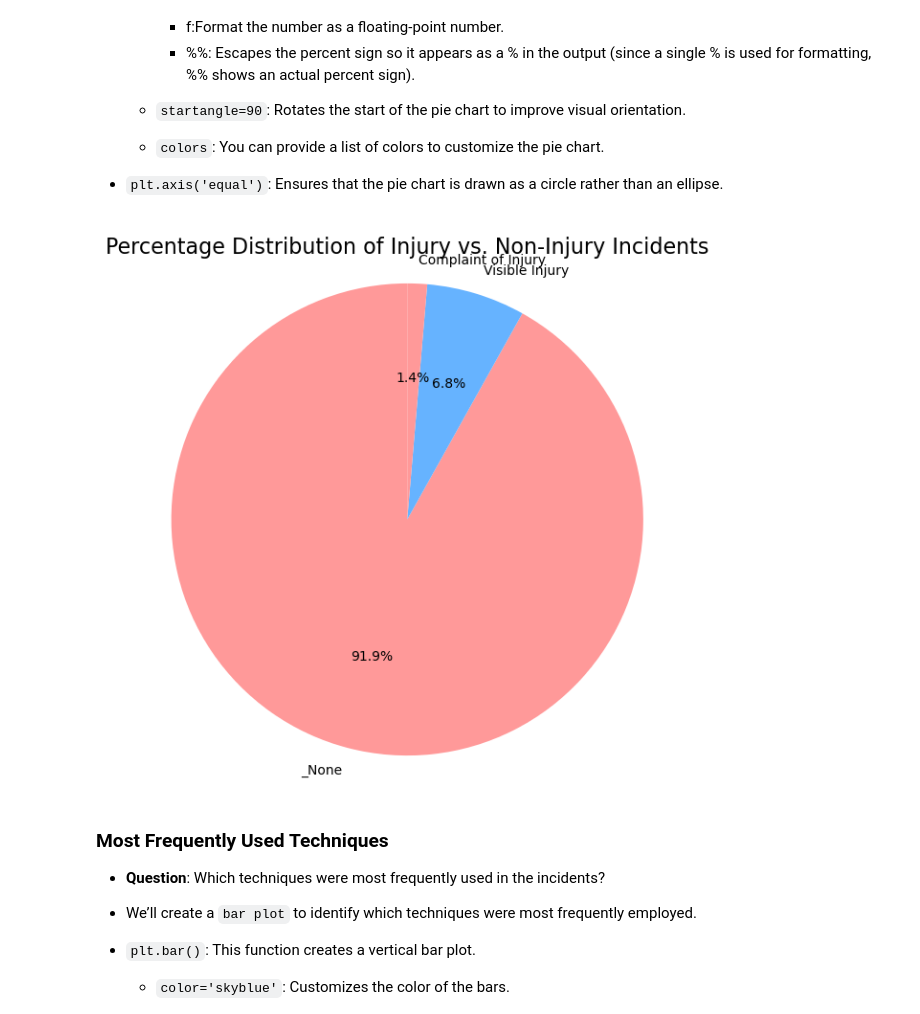
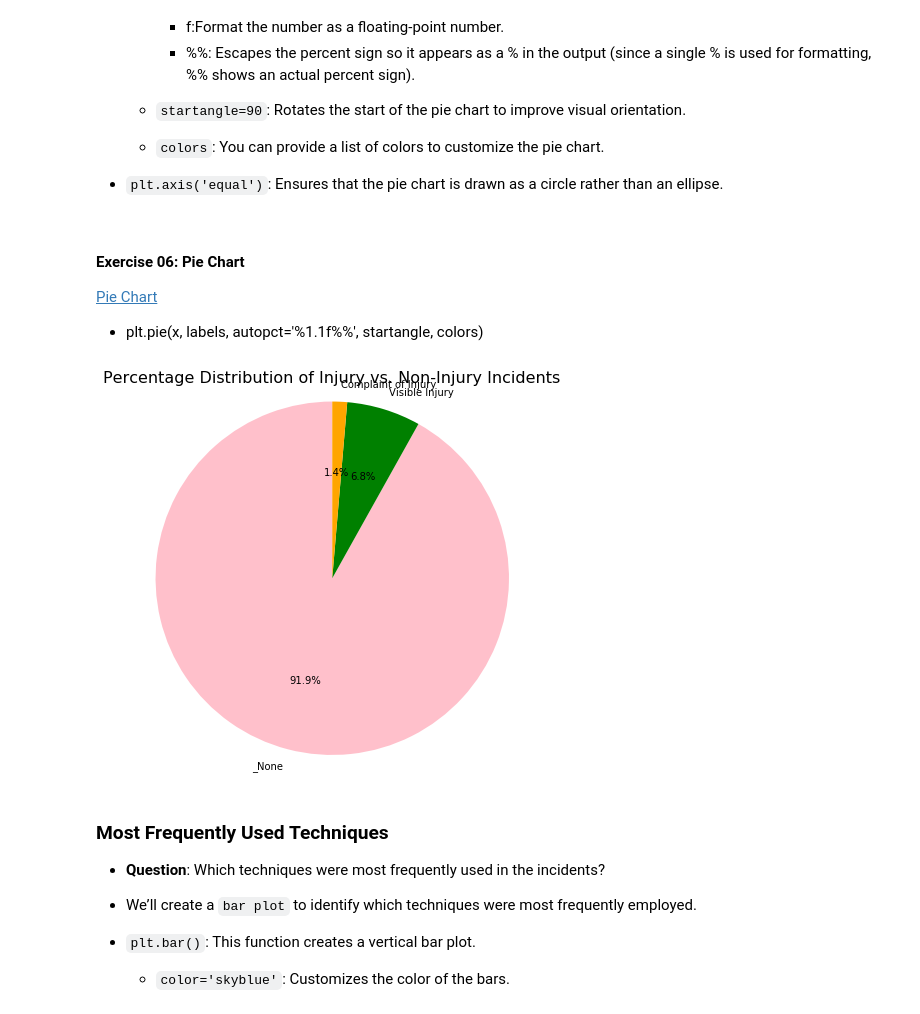
Before and after one commit to gisynw/geog386, a Jupyter notebook: docs/Lectures/Week06_visualization/Week06_visualization_instructor.ipynb, the cells around one changed output. Cells and saved outputs as stored; diff of their text form; code cells hidden in the pictures.

Commit message:
week05 data visualization

```diff
--- a/docs/Lectures/Week06_visualization/Week06_visualization_instructor.ipynb
+++ b/docs/Lectures/Week06_visualization/Week06_visualization_instructor.ipynb
@@ -512,18 +487,25 @@ plt.show()
   - `colors`: You can provide a list of colors to customize the pie chart.
 
 - `plt.axis('equal')`: Ensures that the pie chart is drawn as a circle rather than an ellipse.
+# %% [markdown]
+#### Exercise 06: Pie Chart
+
+[Pie Chart](https://matplotlib.org/stable/api/_as_gen/matplotlib.pyplot.pie.html)
+
+- plt.pie(x, labels, autopct='%1.1f%%', startangle, colors)
 # %%
 # Calculate the count of incidents with injury and without injury
 injury_counts = data['Injury'].value_counts()
 
 # Create a pie chart
 plt.figure(figsize=(7, 7))
-plt.pie(injury_counts, labels=injury_counts.index, autopct='%1.1f%%', startangle=90, colors=['#ff9999','#66b3ff'])
+plt.pie(x = injury_counts, labels=injury_counts.index, autopct='%1.1f%%', startangle=90, colors=['pink','green','orange'])
+plt.gcf().set_facecolor('white')
 plt.title("Percentage Distribution of Injury vs. Non-Injury Incidents", fontsize=16)
 plt.axis('equal')  # Equal aspect ratio ensures that pie chart is drawn as a circle.
 plt.show()
 # %% [output]
-[figure, old version]
+[figure, new version]
 # %% [markdown]
 ### Most Frequently Used Techniques
 
```
Also changed, not shown: parts of 11 cells of this notebook, 3 other files.
